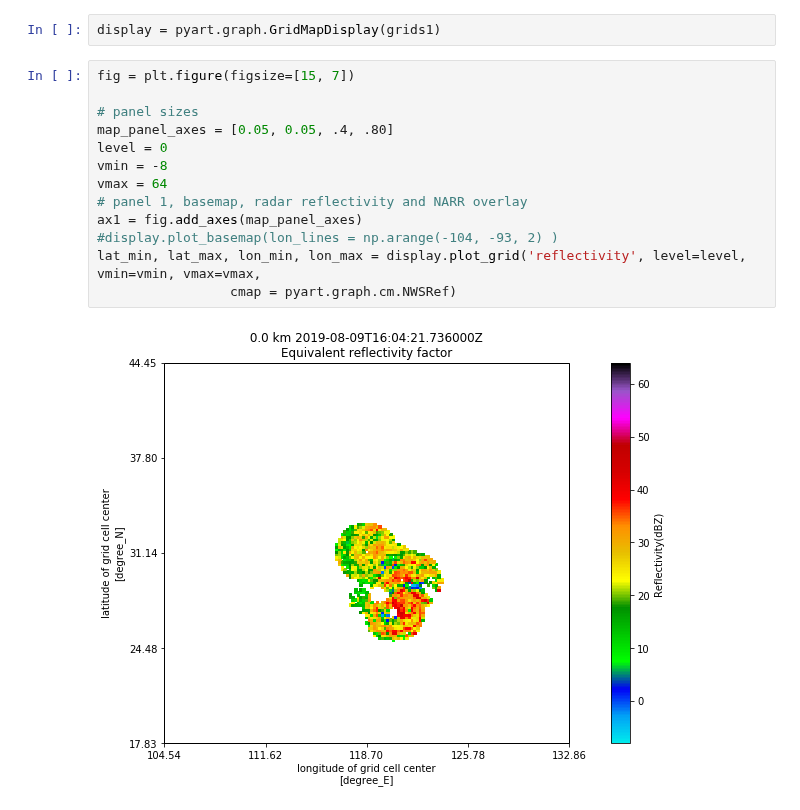
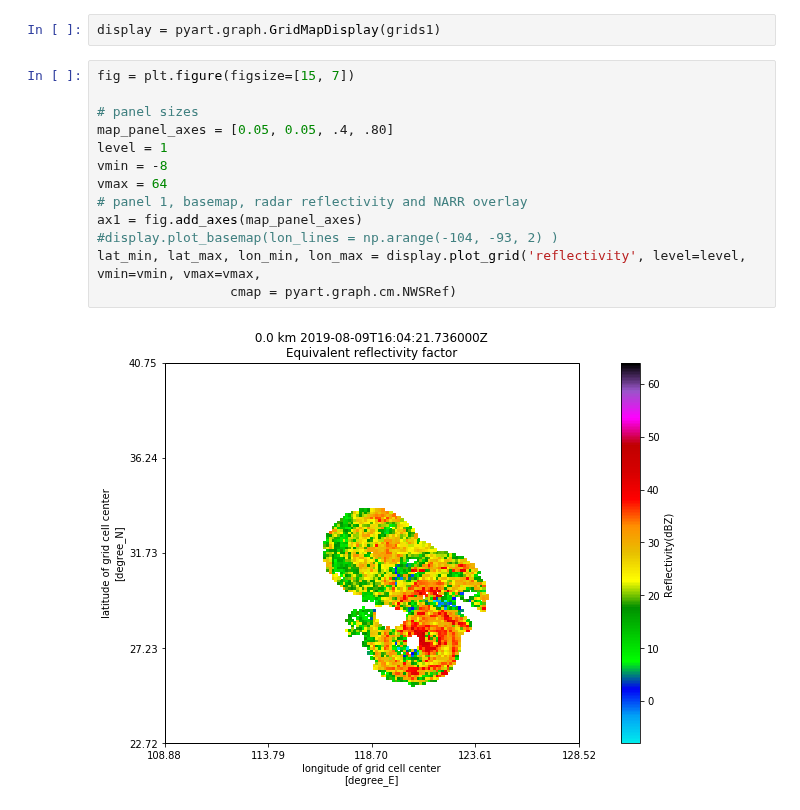
Before and after one commit to liyuan3970/study_demo, a Jupyter notebook: met_plot/利齐马/Multy_Radar.ipynb, the cells around one changed output. Saved outputs shown, nothing was run; the diff lists cells and outputs as text.

```diff
--- a/met_plot/利齐马/Multy_Radar.ipynb
+++ b/met_plot/利齐马/Multy_Radar.ipynb
@@ -166,15 +166,15 @@ display = pyart.graph.GridMapDisplay(grids1)
 # %%
 fig = plt.figure(figsize=[15, 7])
 
 # panel sizes
 map_panel_axes = [0.05, 0.05, .4, .80]
-level = 0
+level = 1
 vmin = -8
 vmax = 64
 # panel 1, basemap, radar reflectivity and NARR overlay
 ax1 = fig.add_axes(map_panel_axes)
 #display.plot_basemap(lon_lines = np.arange(-104, -93, 2) )
 lat_min, lat_max, lon_min, lon_max = display.plot_grid('reflectivity', level=level, vmin=vmin, vmax=vmax,
                  cmap = pyart.graph.cm.NWSRef)
 # %% [output]
-[figure, old version]
+[figure, new version]
```
Also changed, not shown: parts of 2 cells of this notebook, 2 other files.
